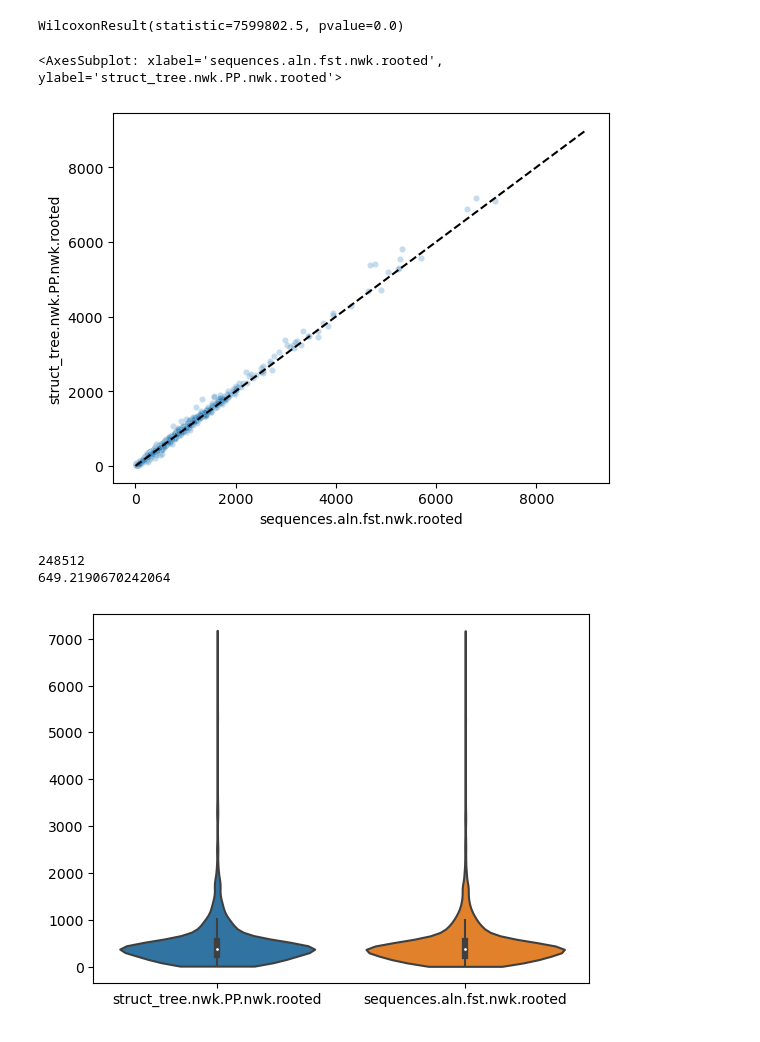
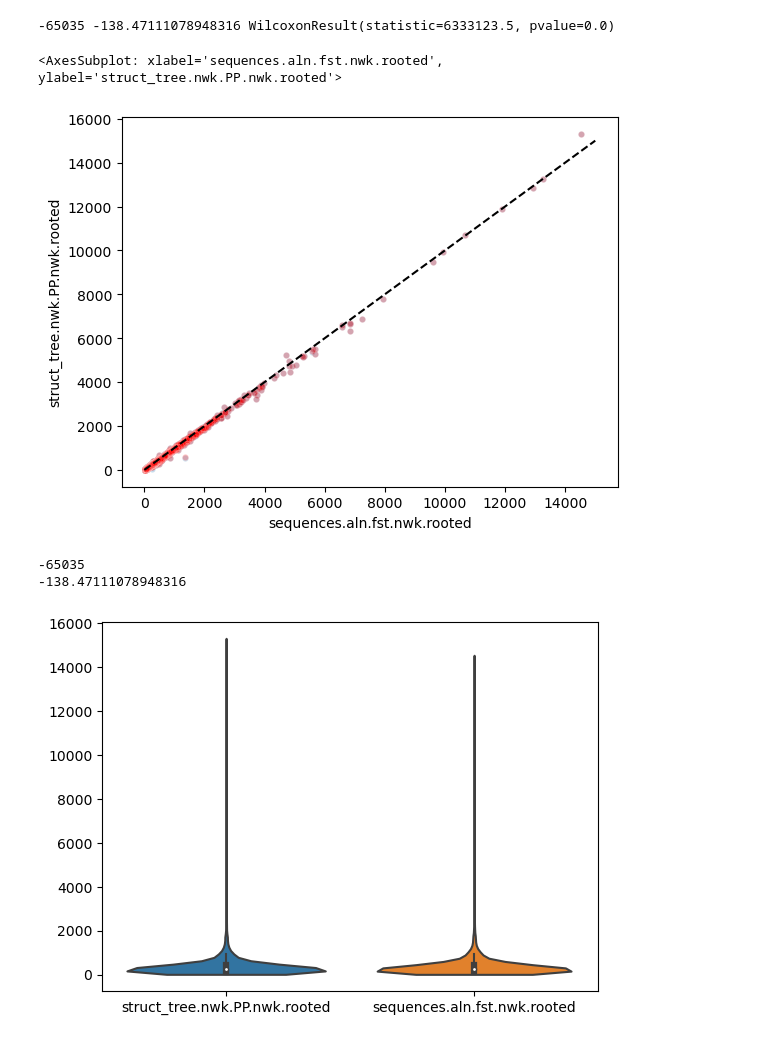
Before and after one commit to DessimozLab/fold_tree, a Jupyter notebook: compare_treesets.ipynb, the cells around one changed output. Cells and saved outputs as stored; diff of their text form; code cells hidden in the pictures.

```diff
--- a/compare_treesets.ipynb
+++ b/compare_treesets.ipynb
@@ -81,9 +98,11 @@ print(len(tree_resdf))
 # %%
-sns.scatterplot(resdf, x = 'sequences.aln.fst.nwk.rooted', y='struct_tree.nwk.PP.nwk.rooted' , alpha = .25 , s = 20 )
+sns.scatterplot(tree_resdf, x = 'sequences.aln.fst.nwk.rooted', y='struct_tree.nwk.PP.nwk.rooted' , alpha = .25 , s = 20 )
+sns.scatterplot(tree_resdf, x = 'sequences.aln.fst.nwk.rooted', y='core_tree.nwk.PP.nwk.rooted' , alpha = .25 , s=20 , c='r' )
 from scipy.stats import wilcoxon
-print(wilcoxon(tree_resdf.delta))
-sns.lineplot(x = [0,9000] , y = [0,9000] , linestyle='--' , c = 'k')
+
+print(tree_resdf.delta.sum(), tree_resdf.delta_norm.sum(),wilcoxon(tree_resdf.delta))
+sns.lineplot(x = [0,15000] , y = [0,15000] , linestyle='--' , c = 'k')
 # %% [output]
-WilcoxonResult(statistic=7599802.5, pvalue=0.0)
+-65035 -138.47111078948316 WilcoxonResult(statistic=6333123.5, pvalue=0.0)
 <AxesSubplot: xlabel='sequences.aln.fst.nwk.rooted', ylabel='struct_tree.nwk.PP.nwk.rooted'>
-[figure, old version]
+[figure, new version]
@@ -90,12 +111,12 @@ WilcoxonResult(statistic=7599802.5, pvalue=0.0)
 # %%
 #sns.violinplot(resdf['delta_norm'])
-sns.violinplot(resdf[['struct_tree.nwk.PP.nwk.rooted', 'sequences.aln.fst.nwk.rooted']] , cut = 0)
+sns.violinplot(tree_resdf[['struct_tree.nwk.PP.nwk.rooted', 'sequences.aln.fst.nwk.rooted']] , cut = 0)
 print(tree_resdf['delta'].sum() )
 print(tree_resdf['delta_norm'].sum() )
 # %% [output]
-248512
-649.2190670242064
+-65035
+-138.47111078948316
-[figure, old version]
+[figure, new version]
 # %%
 sns.violinplot(tree_resdf['delta'])
 # %% [output]
```
Also changed, not shown: parts of 12 cells of this notebook, 5 other files.
